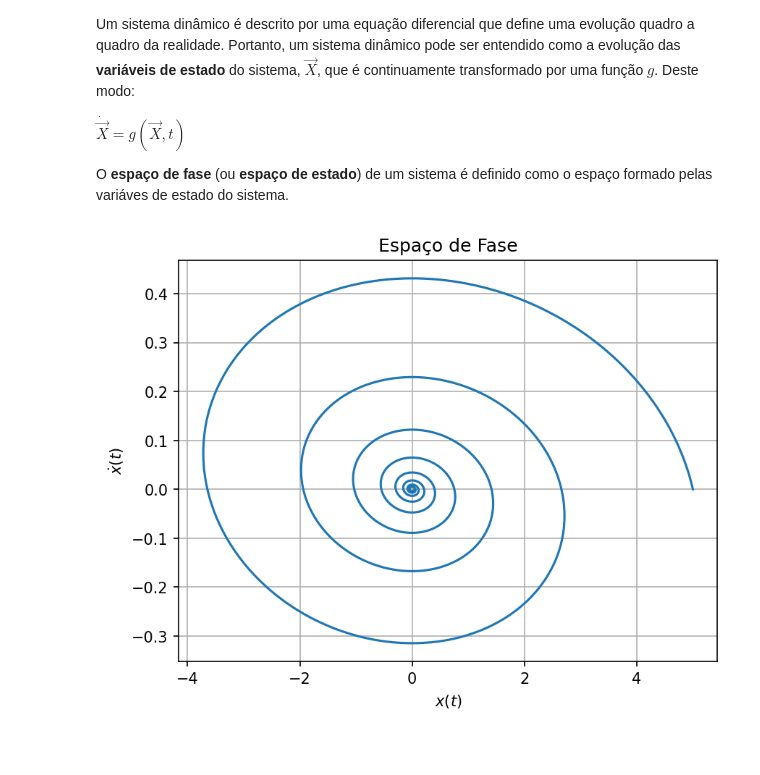
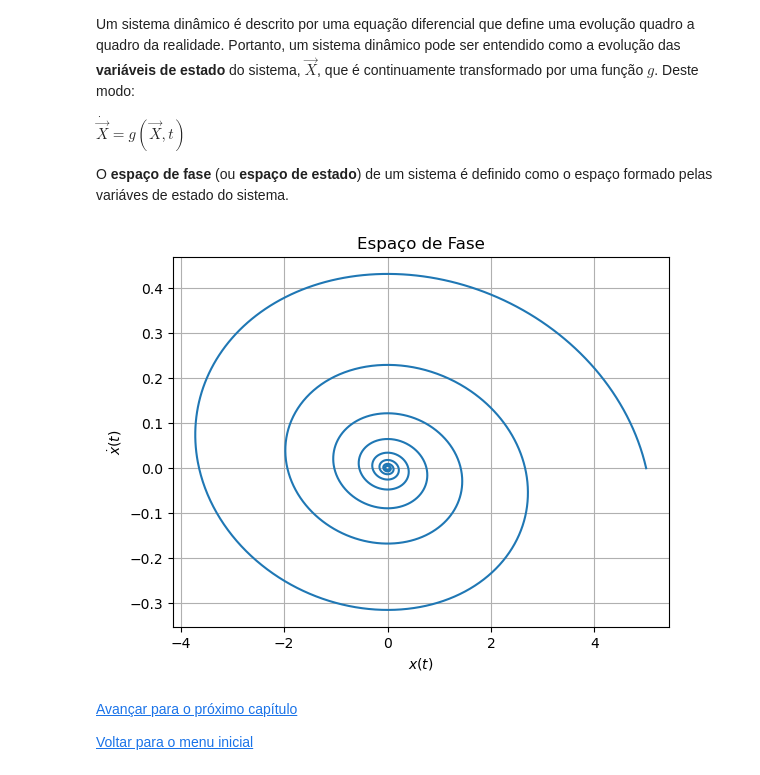
Before and after one commit to Pi-vi/Aulas_vibracoes, a Jupyter notebook: Vibs2.ipynb, the cells around one changed output. Cells and saved outputs as stored; diff of their text form; code cells hidden in the pictures; blank space fills up the shorter version.

```diff
--- a/Vibs2.ipynb
+++ b/Vibs2.ipynb
@@ -782,7 +817,7 @@ Ou, fazendo de outro modo:
 def Sistema(X,t): # Criar uma função para o sistema -> X = [x(t),v(t)]
     xt = X[0]
     vt = X[1]
-    return [vt,-2*zeta*wn*vt - wn**2*xt]
+    return [vt,-2*zeta_n*wn*vt - wn**2*xt]
 
 from scipy.integrate import odeint
 
@@ -793,7 +828,7 @@ X = odeint(Sistema,X0,T)
 
 # Plotar Gráfico
 
-plt.figure(dpi=150)
+plt.figure()
 plt.plot(T,X[:,0])
 plt.title('Massa-Mola-Amortecedor')
 plt.xlabel('Tempo[s]')
@@ -811,12 +846,16 @@ $\dot{\vec{X}} = g(\vec{X},t)$
 
 O **espaço de fase** (ou **espaço de estado**) de um sistema é definido como o espaço formado pelas variáves de estado do sistema.
 # %%
-plt.figure(dpi=150)
+plt.figure()
 plt.plot(X[:,1],X[:,0])
 plt.title('Espaço de Fase')
 plt.xlabel(r'$x(t)$')
 plt.ylabel(r'$\dot{x}(t)$')
 plt.grid(True)
 plt.show()
 # %% [output]
-[figure, old version]
+[figure, new version]
+# %% [markdown]
+[Avançar para o próximo capítulo](Vibs3.ipynb)
+
+[Voltar para o menu inicial](LEIAME.ipynb)
```
Also changed, not shown: parts of 43 cells of this notebook, 2 other files.
